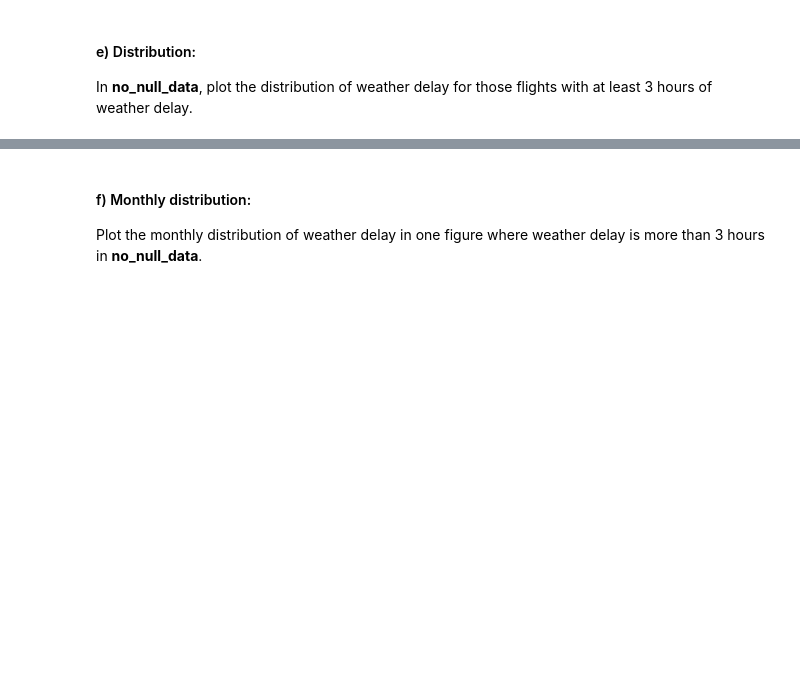
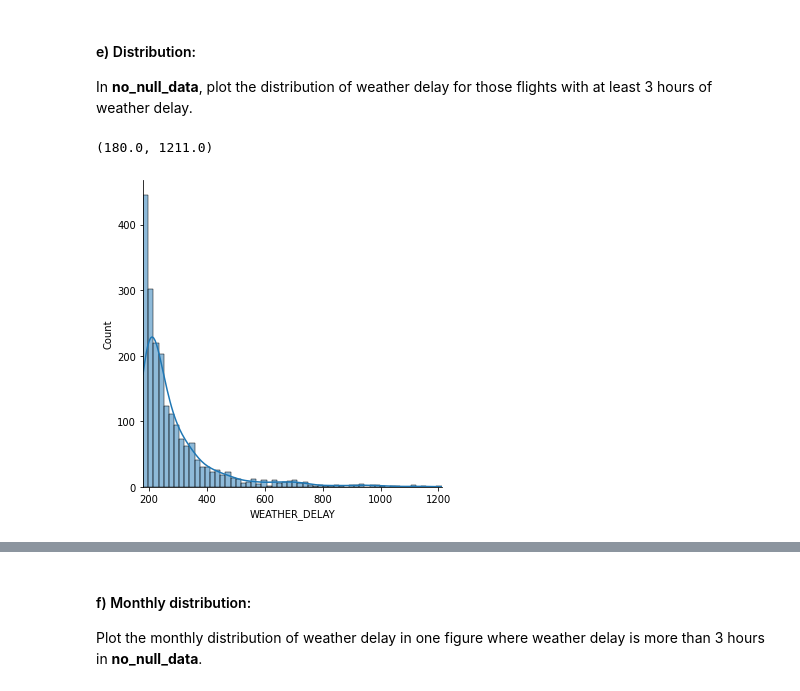
Before and after one commit to DanXCVII/IDS-Assignments, a Jupyter notebook: Assignment 1/assignment_part1.ipynb, the cells around one changed output, grey strips where cells are left out. Drawn from its saved outputs; the diff is of its cells as text; code cells hidden in the pictures; blank space fills up the shorter version.

```diff
--- a/Assignment 1/assignment_part1.ipynb
+++ b/Assignment 1/assignment_part1.ipynb
@@ -236,8 +316,11 @@ plt.show()
 # %%
 import seaborn as sb
 
-sb.displot(no_null_data['WEATHER_DELAY'][no_null_data['WEATHER_DELAY'] >= 180])
+sb.displot(no_null_data['WEATHER_DELAY'][no_null_data['WEATHER_DELAY'] >= 180], kde=True)
 plt.xlim(180, max(no_null_data['WEATHER_DELAY']))
+# %% [output]
+(180.0, 1211.0)
+[figure, added]
 # %%
 # Felix: Its also possible to use pandas' hist function:
 
```
Also changed, not shown: parts of 43 cells of this notebook, 2 other files.
